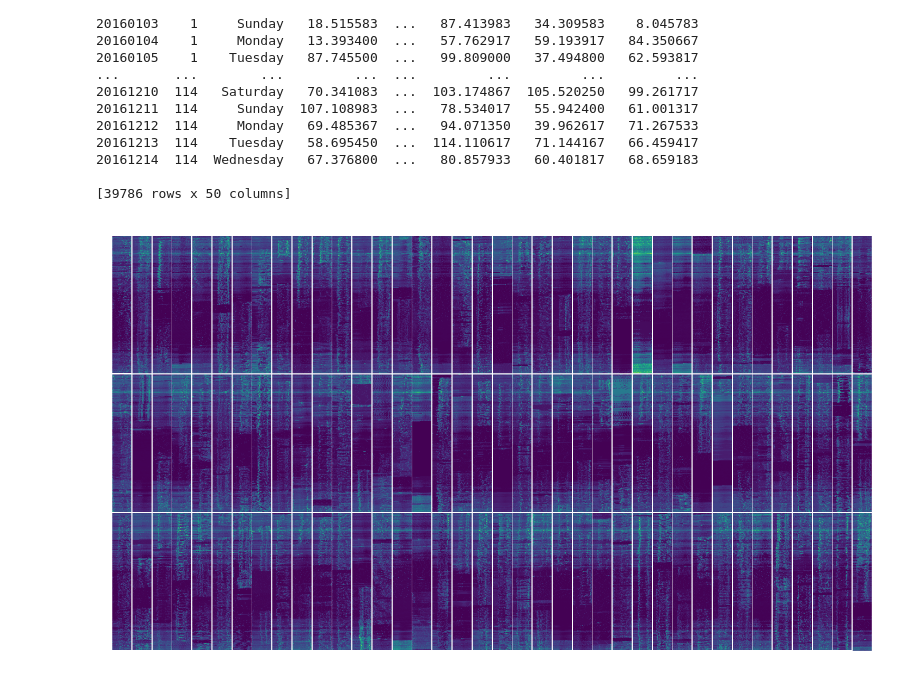
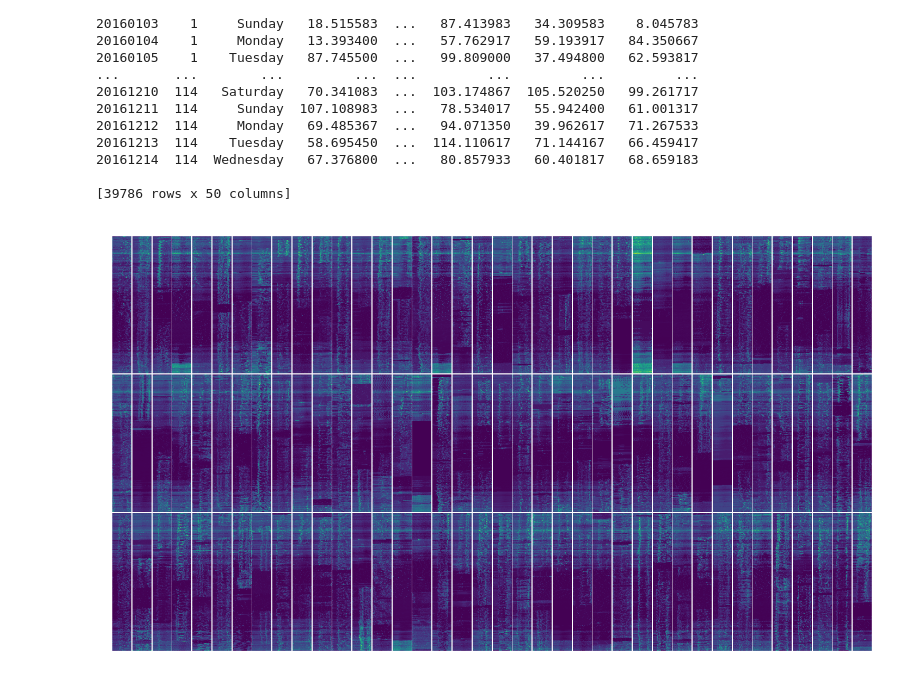
Before and after one commit to MayCXC/NSF-REU-2021, a Jupyter notebook: AMIvisualizations.ipynb, the cells around one changed output. Cells and saved outputs as stored; diff of their text form; code cells hidden in the pictures.

```diff
--- a/AMIvisualizations.ipynb
+++ b/AMIvisualizations.ipynb
@@ -31,22 +31,22 @@ To: /content/SM-30.csv
 # %%
 import numpy as np
 import matplotlib.pyplot as plt
 from mpl_toolkits.axes_grid1 import ImageGrid
 
 meters = np.split(
     sm30.iloc[:,2:].to_numpy(),
-    sm30[0].diff()[1:].to_numpy().nonzero()[0]
+    sm30[0].diff()[1:].to_numpy().nonzero()[0] + 1
 )
 
 fig1 = plt.figure(dpi=300)
 ig1 = ImageGrid(fig1, 111, nrows_ncols=(3, 38), axes_pad=2/300)
 
 for ax,im in zip(ig1,meters):
   ax.set_axis_off()
   ax.get_yaxis().set_ticks([])
   ax.get_xaxis().set_ticks([])
   ax.imshow(im)
 # %% [output]
-[figure, old version]
+[figure, new version]
 # %%
 import ipywidgets as ipw
```
Also changed, not shown: parts of 1 cell of this notebook.
